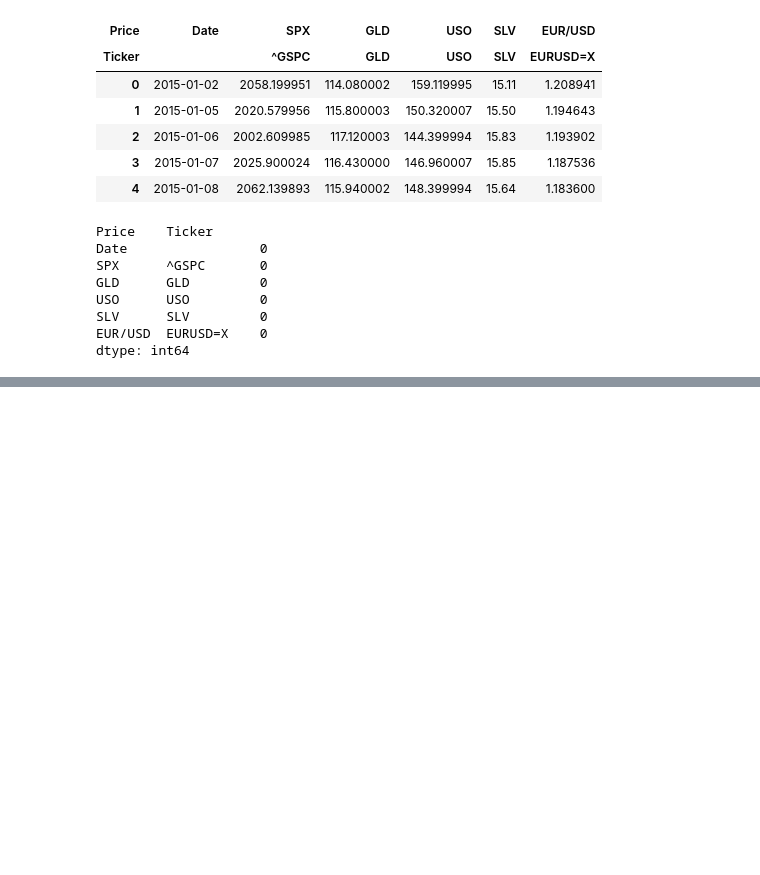
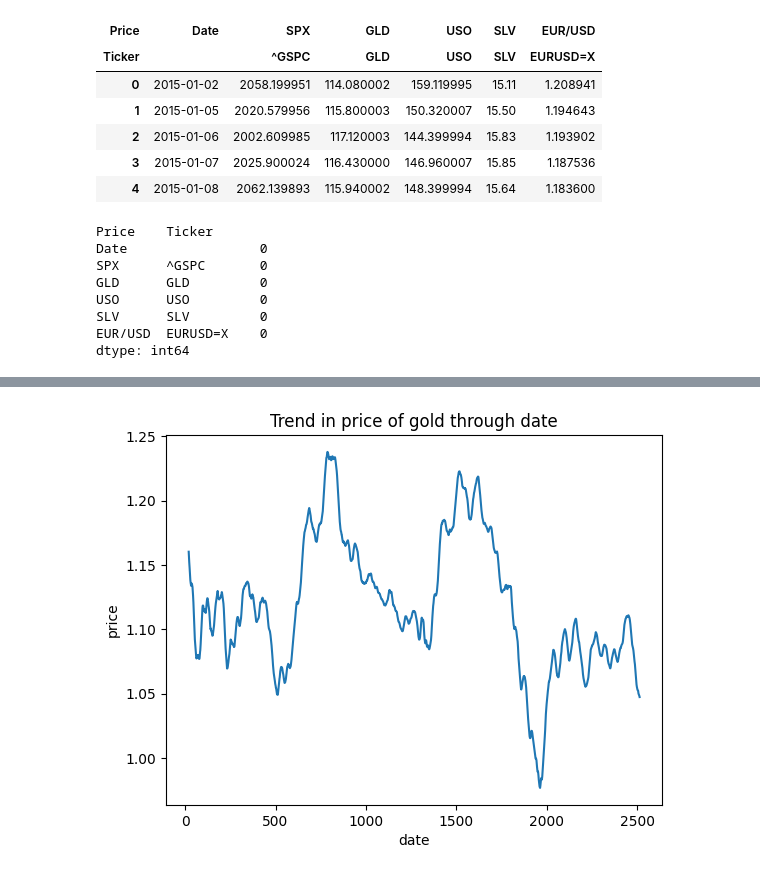
Before and after one commit to sejfovskienes/training_model, a Jupyter notebook: training/train8.ipynb, the cells around one changed output, grey strips where cells are left out. Drawn from its saved outputs; the diff is of its cells as text; code cells hidden in the pictures; blank space fills up the shorter version.

```diff
--- a/training/train8.ipynb
+++ b/training/train8.ipynb
@@ -98,0 +206,14 @@ df.to_csv(path, index=False)
+# %%
+df["price_trend"] = df["EURUSD=X"].rolling(window=20).mean()
+
+df.reset_index("Date", inplace=True)
+
+df["price_trend"].loc[20:].plot()
+
+plt.title("Trend in price of gold through date")
+
+plt.xlabel("date")
+plt.ylabel("price")
+plt.show()
+# %% [output]
+[figure, added]
```
Also changed, not shown: parts of 29 cells of this notebook, 3 other files.
